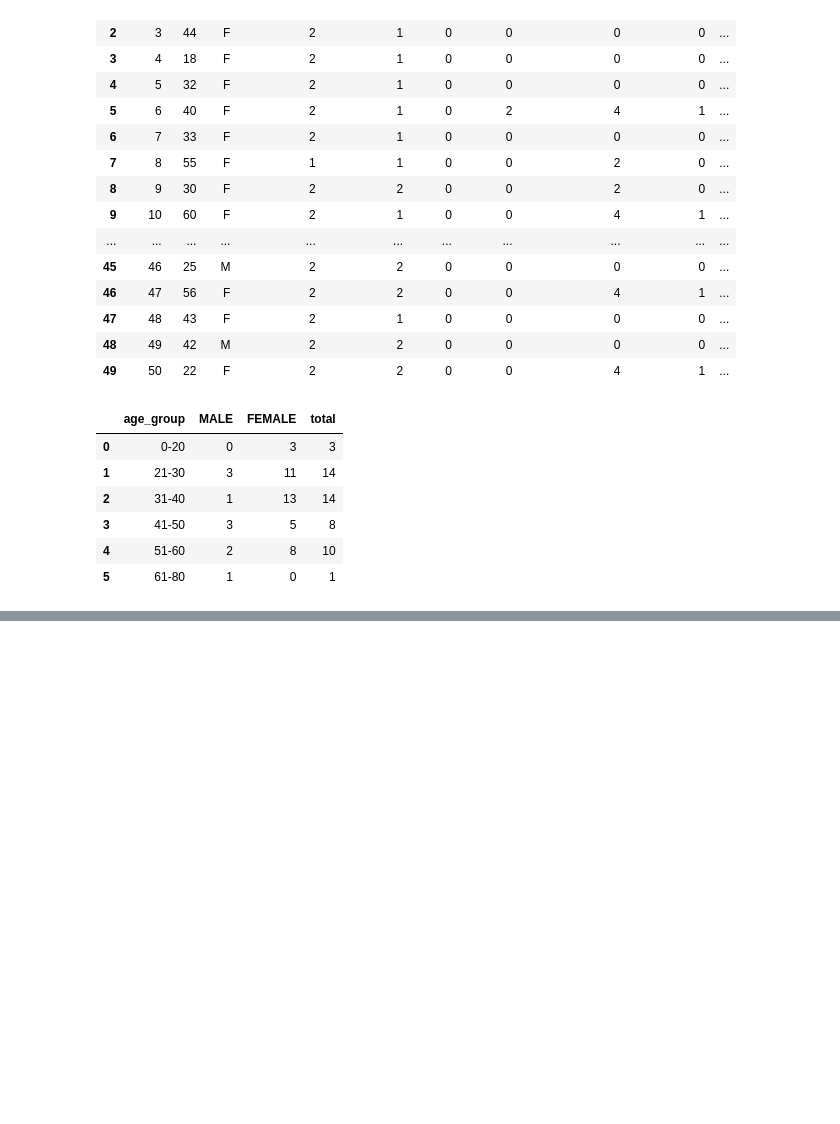
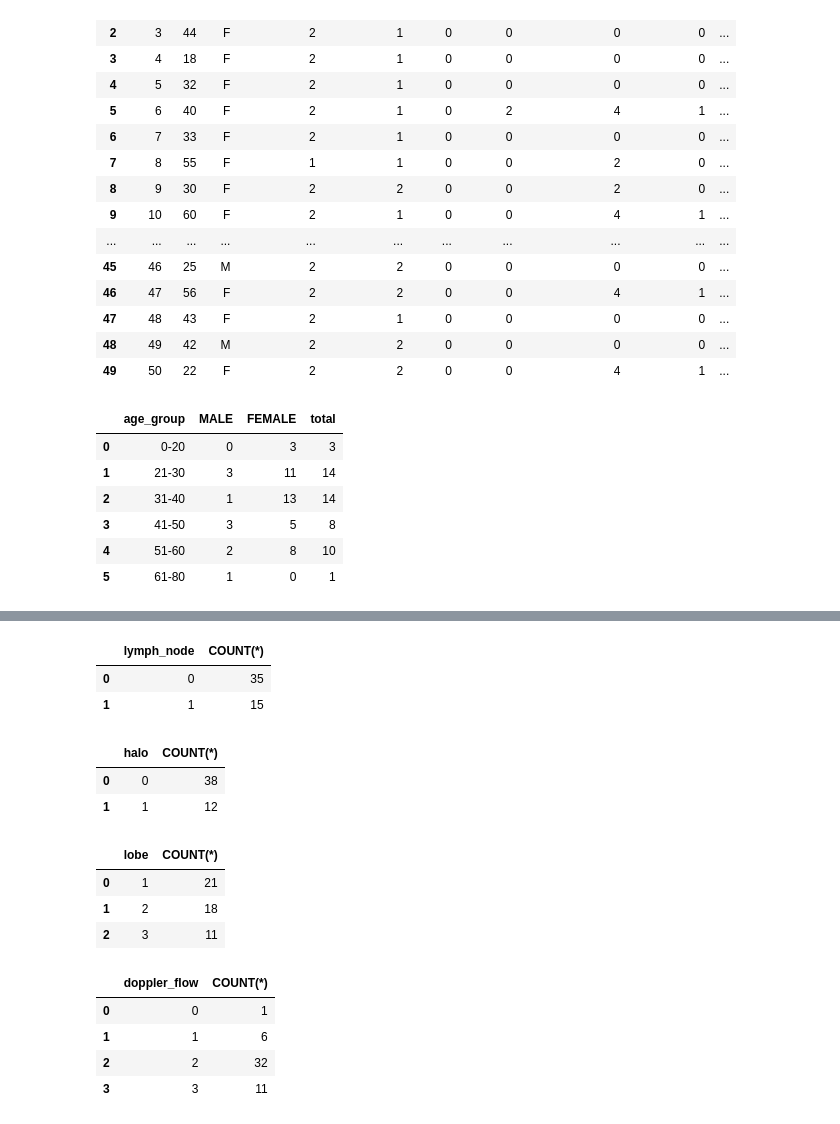
Before and after one commit to vishnoiprem/Chargebee-etl, a Jupyter notebook: Copy_of_Copy_of_suresh_asignment.ipynb, the cells around one changed output, grey strips where cells are left out. Drawn from its saved outputs; the diff is of its cells as text; code cells hidden in the pictures; blank space fills up the shorter version.

```diff
--- a/Copy_of_Copy_of_suresh_asignment.ipynb
+++ b/Copy_of_Copy_of_suresh_asignment.ipynb
@@ -307,0 +398,63 @@ KeyError: ignored
+# %%
+ex1_sql_query="""
+select lymph_node, COUNT(*)
+      FROM xls_df
+          GROUP BY lymph_node
+"""
+output = sqldf(ex1_sql_query)
+output
+writer = pd.ExcelWriter('/content/drive/My Drive/suresh/lymph_node.xlsx', engine='openpyxl')
+output.to_excel(writer, 'lymph_node')
+output
+# %% [output]
+|  | lymph_node | COUNT(*) |
+| 0 | 0 | 35 |
+| 1 | 1 | 15 |
+# %%
+ex1_sql_query="""
+select halo, COUNT(*)
+      FROM xls_df
+          GROUP BY halo
+"""
+output = sqldf(ex1_sql_query)
+output
+writer = pd.ExcelWriter('/content/drive/My Drive/suresh/halo.xlsx', engine='openpyxl')
+output.to_excel(writer, 'halo')
+output
+# %% [output]
+|  | halo | COUNT(*) |
+| 0 | 0 | 38 |
+| 1 | 1 | 12 |
+# %%
+ex1_sql_query="""
+select lobe, COUNT(*)
+      FROM xls_df
+          GROUP BY lobe
+"""
+output = sqldf(ex1_sql_query)
+output
+writer = pd.ExcelWriter('/content/drive/My Drive/suresh/lobe.xlsx', engine='openpyxl')
+output.to_excel(writer, 'lobe')
+output
+# %% [output]
+|  | lobe | COUNT(*) |
+| 0 | 1 | 21 |
+| 1 | 2 | 18 |
+| 2 | 3 | 11 |
+# %%
+ex1_sql_query="""
+select doppler_flow, COUNT(*)
+      FROM xls_df
+          GROUP BY doppler_flow
+"""
+output = sqldf(ex1_sql_query)
+output
+writer = pd.ExcelWriter('/content/drive/My Drive/suresh/doppler_flow.xlsx', engine='openpyxl')
+output.to_excel(writer, 'doppler_flow')
+output
+# %% [output]
+|  | doppler_flow | COUNT(*) |
+| 0 | 0 | 1 |
+| 1 | 1 | 6 |
+| 2 | 2 | 32 |
+| 3 | 3 | 11 |
```
Also changed, not shown: parts of 19 cells of this notebook.
